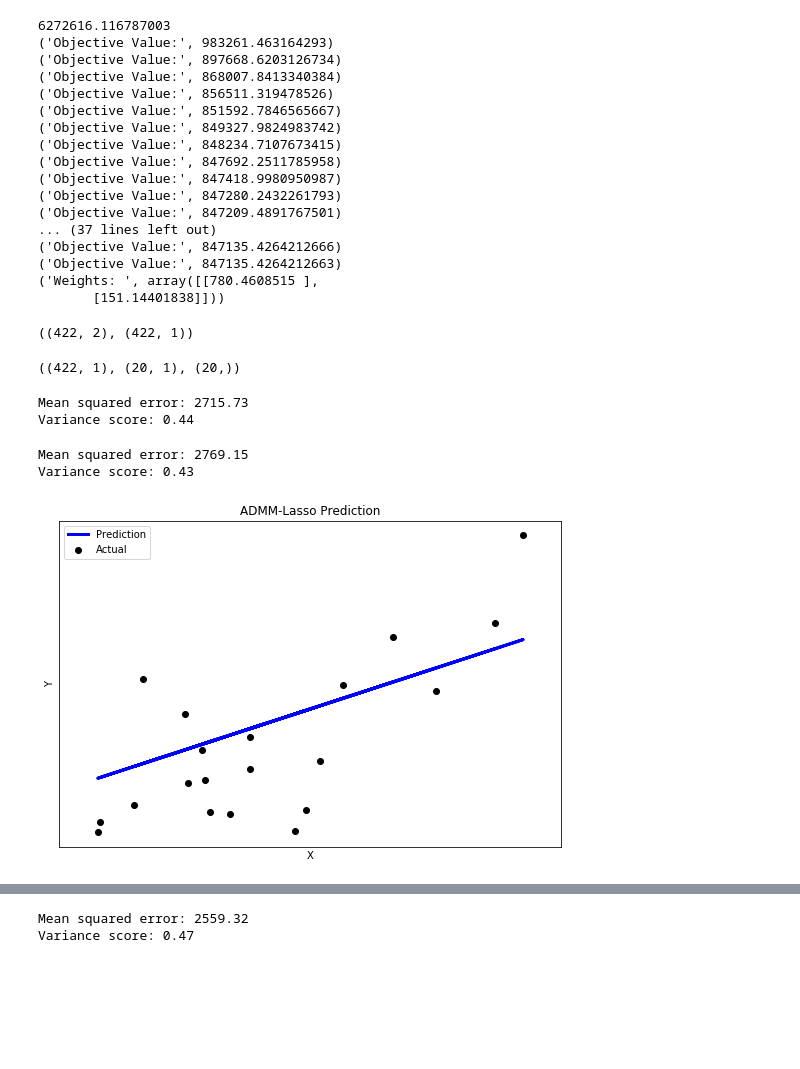
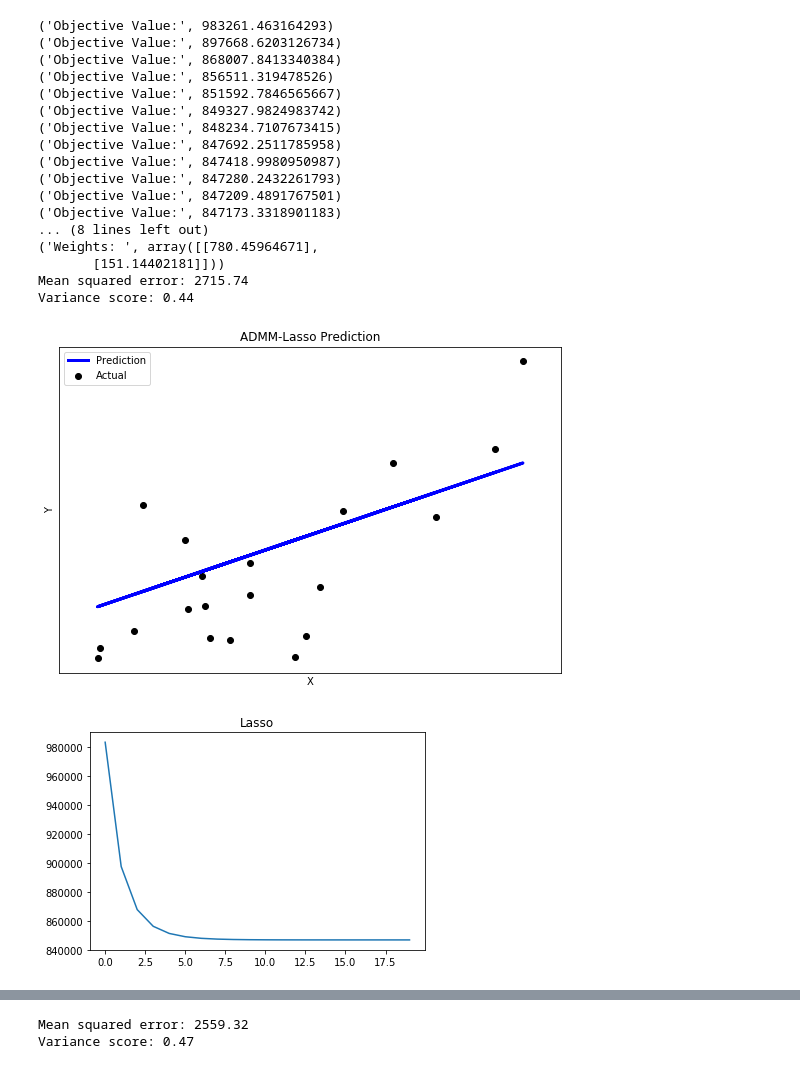
Before and after one commit to bhushan23/ADMM, a Jupyter notebook: Diabetes_Test.ipynb, the cells around one changed output, grey strips where cells are left out. Cells and saved outputs as stored; diff of their text form; code cells hidden in the pictures; blank space fills up the shorter version.

```diff
--- a/Diabetes_Test.ipynb
+++ b/Diabetes_Test.ipynb
@@ -78,37 +177,40 @@ Variance score: 0.47
 # %%
 X = diabetes_X_train
 Y = diabetes_y_train
 
 b = np.ones((X.shape[0], 1))
 X = np.concatenate([X, b], axis = 1)
 Y = Y.reshape(-1, 1)
-admm = optim.ADMM([X, Y, 0.01, 1], "Lasso") #, parallel = True)
 
-print(admm.getLoss())
-for i in range(0, 50):
-    print('Objective Value:', admm.step())
+W, oVals = runAlgo(X, Y, "Lasso", 20)
 
-print('Weights: ',admm.getWeights())
-W = admm.getWeights()
+print('Weights: ', W)
+
+# Comparison with Scikit - LR
+admm_predict = predict(diabetes_X_test, W)
+
+print("Mean squared error: %.2f"
+      % mean_squared_error(diabetes_y_test, admm_predict))
+# Explained variance score: 1 is perfect prediction
+print('Variance score: %.2f' % r2_score(diabetes_y_test, admm_predict))
+
+plot(diabetes_X_test, diabetes_y_test, admm_predict, "ADMM-Lasso Prediction")
 # %% [output]
-6272616.116787003
 ('Objective Value:', 983261.463164293)
 ('Objective Value:', 897668.6203126734)
 ('Objective Value:', 868007.8413340384)
 ('Objective Value:', 856511.319478526)
 ('Objective Value:', 851592.7846565667)
 ('Objective Value:', 849327.9824983742)
 ('Objective Value:', 848234.7107673415)
 ('Objective Value:', 847692.2511785958)
 ('Objective Value:', 847418.9980950987)
 ('Objective Value:', 847280.2432261793)
 ('Objective Value:', 847209.4891767501)
-... (37 lines left out)
-('Objective Value:', 847135.4264212666)
-('Objective Value:', 847135.4264212663)
-('Weights: ', array([[780.4608515 ],
-       [151.14401838]]))
+('Objective Value:', 847173.3318901183)
+... (8 lines left out)
+('Weights: ', array([[780.45964671],
+       [151.14402181]]))
+Mean squared error: 2715.74
+Variance score: 0.44
+[figure, added]
-# %%
-print(X.shape, Y.shape)
-# %% [output]
-((422, 2), (422, 1))
@@ -118,22 +217,4 @@ admm_predict = predict(diabetes_X_test, W)
-# %%
-print(Y.shape, admm_predict.shape,diabetes_y_test.shape )
-# %% [output]
-((422, 1), (20, 1), (20,))
-# %%
-print("Mean squared error: %.2f"
-      % mean_squared_error(diabetes_y_test, admm_predict))
-# Explained variance score: 1 is perfect prediction
-print('Variance score: %.2f' % r2_score(diabetes_y_test, admm_predict))
-# %% [output]
-Mean squared error: 2715.73
-Variance score: 0.44
-# %%
-print("Mean squared error: %.2f"
-      % mean_squared_error(diabetes_y_test, admm_predict))
-# Explained variance score: 1 is perfect prediction
-print('Variance score: %.2f' % r2_score(diabetes_y_test, admm_predict))
-plot(diabetes_X_test, diabetes_y_test, admm_predict, "ADMM-Lasso Prediction")
-# %% [output]
-Mean squared error: 2769.15
-Variance score: 0.43
-[figure, removed]
+# %%
+plotObjective(oVals, "Lasso")
+# %% [output]
+[figure, added]
```
Also changed, not shown: parts of 13 cells of this notebook, 1 other file.
